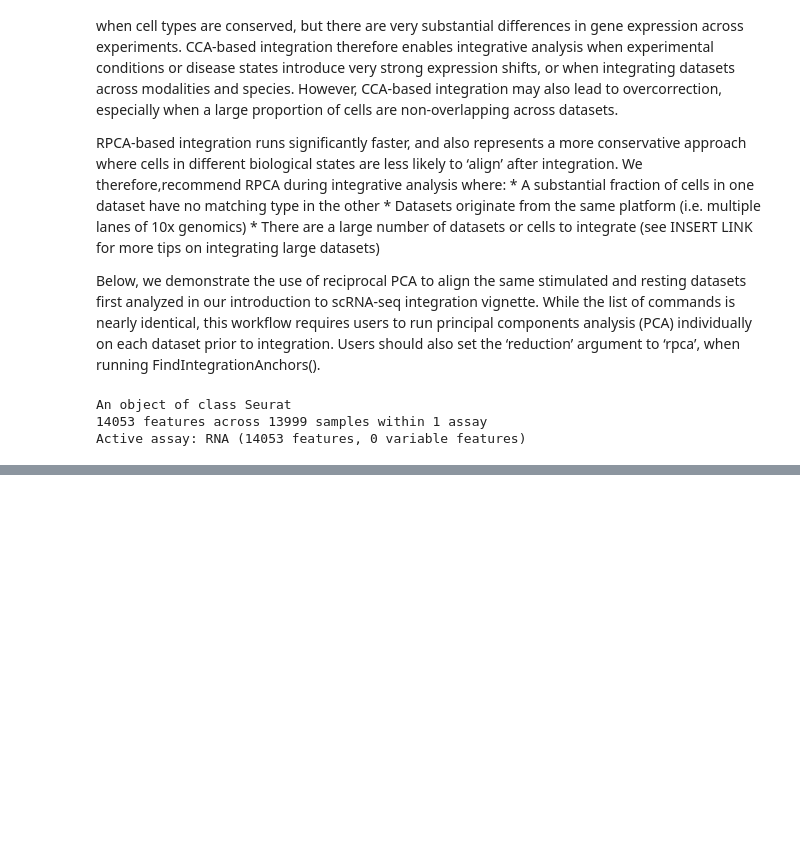
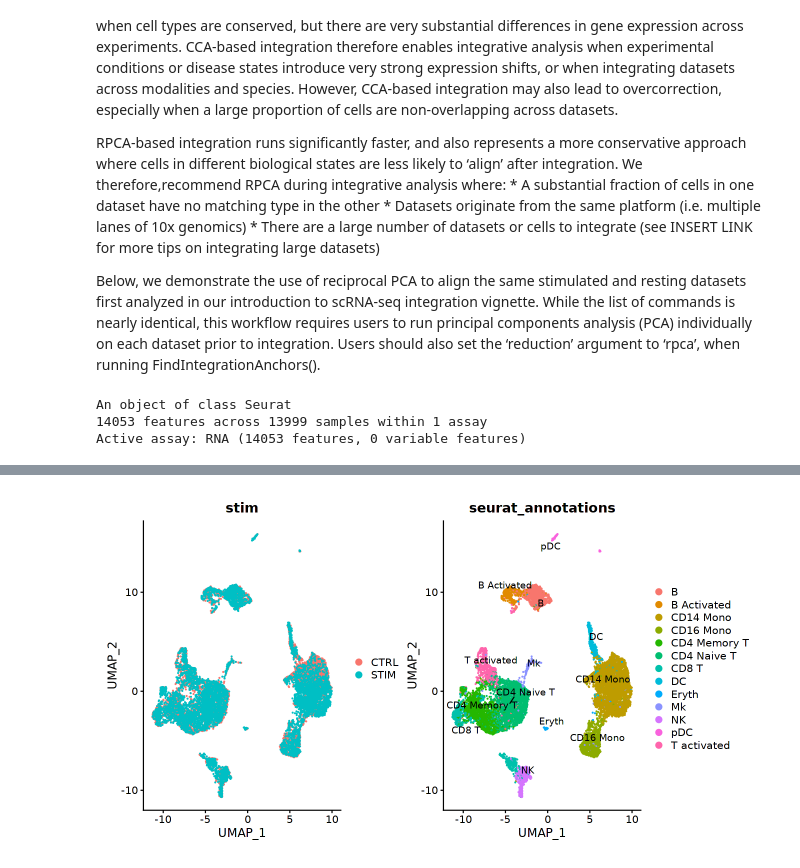
Before and after one commit to eijynagai/single_cell_notebooks, a Jupyter notebook: 99_integration.ipynb, the cells around one changed output, grey strips where cells are left out. Cells and saved outputs as stored; diff of their text form; code cells hidden in the pictures; blank space fills up the shorter version.

```diff
--- a/99_integration.ipynb
+++ b/99_integration.ipynb
@@ -454,0 +584,7 @@ Active assay: RNA (14053 features, 0 variable features)
+# %%
+LoadData("ifnb")
+ifnb.list <- SplitObject(ifnb, split.by = "stim")
+ifnb.list <- lapply(X = ifnb.list, FUN = SCTransform, method = "glmGamPoi")
+features <- SelectIntegrationFeatures(object.list = ifnb.list, nfeatures = 3000)
+ifnb.list <- PrepSCTIntegration(object.list = ifnb.list, anchor.features = features)
+ifnb.list <- lapply(X = ifnb.list, FUN = RunPCA, features = features)
@@ -454,0 +654,4 @@ Active assay: RNA (14053 features, 0 variable features)
+# %%
+immune.anchors <- FindIntegrationAnchors(object.list = ifnb.list, normalization.method = "SCT",
+    anchor.features = features, dims = 1:30, reduction = "rpca", k.anchor = 20)
+immune.combined.sct <- IntegrateData(anchorset = immune.anchors, normalization.method = "SCT", dims = 1:30)
@@ -454,0 +678,3 @@ Active assay: RNA (14053 features, 0 variable features)
+# %%
+immune.combined.sct <- RunPCA(immune.combined.sct, verbose = FALSE)
+immune.combined.sct <- RunUMAP(immune.combined.sct, reduction = "pca", dims = 1:30)
@@ -455,2 +699,12 @@ Active assay: RNA (14053 features, 0 variable features)
+# %%
+# Visualization
+p1 <- DimPlot(immune.combined.sct, reduction = "umap", group.by = "stim")
+p2 <- DimPlot(immune.combined.sct, reduction = "umap", group.by = "seurat_annotations", label = TRUE,
+    repel = TRUE)
+
+options(repr.plot.width = 11, repr.plot.height = 6)
+p1 + p2
+# %% [output]
+[figure, added]
 # %%
 sessionInfo()
```
Also changed, not shown: parts of 13 cells of this notebook.
